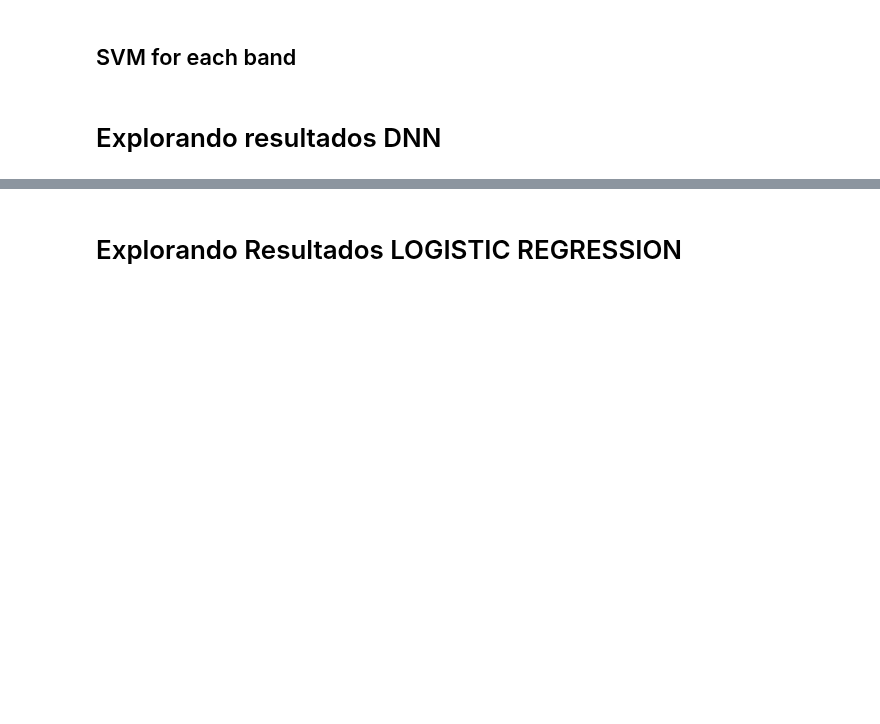
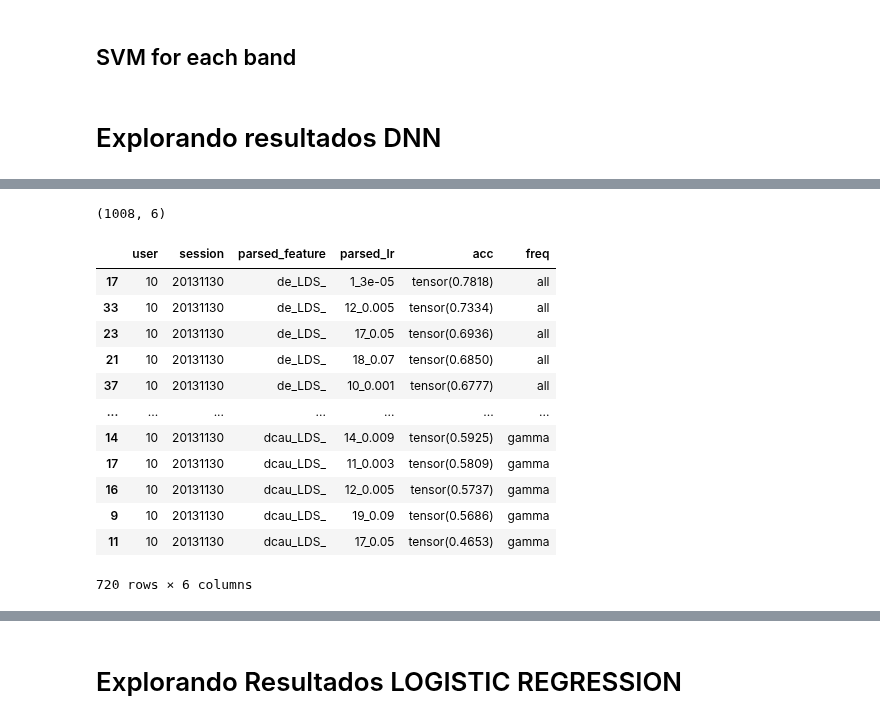
Before and after one commit to jvmr22/MSc-dissertation-EEG-Analysis, a Jupyter notebook: EDA_seed.ipynb, the cells around one changed output, grey strips where cells are left out. Saved outputs shown, nothing was run; the diff lists cells and outputs as text; code cells hidden in the pictures; blank space fills up the shorter version.

```diff
--- a/EDA_seed.ipynb
+++ b/EDA_seed.ipynb
@@ -506,0 +635,22 @@ ed_dnn_2.groupby(['user']).mean().acc.std()
+# %%
+full_lr_result_df.shape
+# %% [output]
+(1008, 6)
+# %%
+# eu tenho o resultado de cada uma das classificacoes para uma sessao
+
+full_lr_result_df[(full_lr_result_df['user']=='10') & (full_lr_result_df['session'] == '20131130')]
+# %% [output]
+|  | user | session | parsed_feature | parsed_lr | acc | freq |
+| 17 | 10 | 20131130 | de_LDS_ | 1_3e-05 | tensor(0.7818) | all |
+| 33 | 10 | 20131130 | de_LDS_ | 12_0.005 | tensor(0.7334) | all |
+| 23 | 10 | 20131130 | de_LDS_ | 17_0.05 | tensor(0.6936) | all |
+| 21 | 10 | 20131130 | de_LDS_ | 18_0.07 | tensor(0.6850) | all |
+| 37 | 10 | 20131130 | de_LDS_ | 10_0.001 | tensor(0.6777) | all |
+| ... | ... | ... | ... | ... | ... | ... |
+| 14 | 10 | 20131130 | dcau_LDS_ | 14_0.009 | tensor(0.5925) | gamma |
+| 17 | 10 | 20131130 | dcau_LDS_ | 11_0.003 | tensor(0.5809) | gamma |
+| 16 | 10 | 20131130 | dcau_LDS_ | 12_0.005 | tensor(0.5737) | gamma |
+| 9 | 10 | 20131130 | dcau_LDS_ | 19_0.09 | tensor(0.5686) | gamma |
+| 11 | 10 | 20131130 | dcau_LDS_ | 17_0.05 | tensor(0.4653) | gamma |
+720 rows × 6 columns
```
Also changed, not shown: parts of 22 cells of this notebook.
